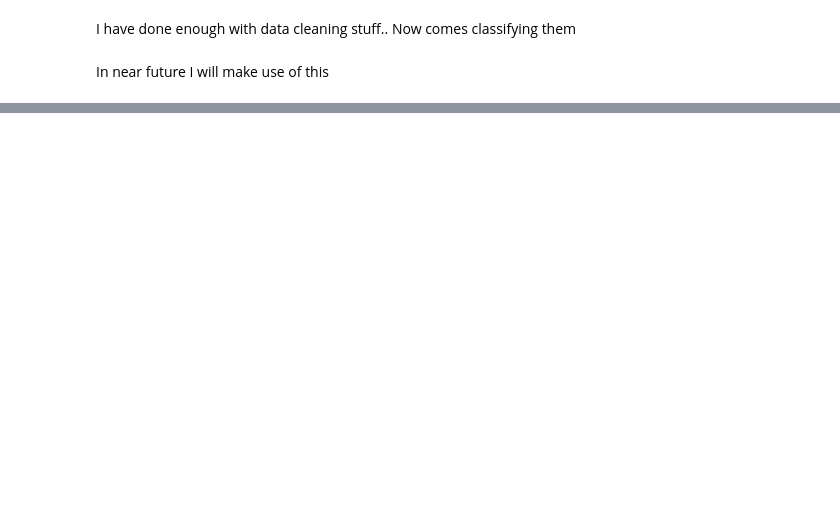
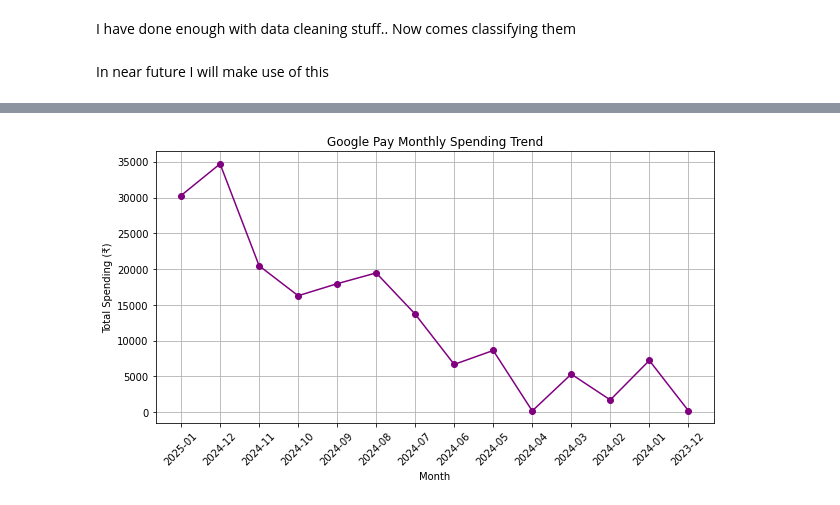
Before and after one commit to KOAwesome/Gpay-Spending-Statement-Analysis, a Jupyter notebook: Gpay Statement analysis.ipynb, the cells around one changed output, grey strips where cells are left out. Saved outputs shown, nothing was run; the diff lists cells and outputs as text; code cells hidden in the pictures; blank space fills up the shorter version.

```diff
--- a/Gpay Statement analysis.ipynb
+++ b/Gpay Statement analysis.ipynb
@@ -43,14 +90,0 @@ display(df)
-# %%
-from pyspark.sql import functions as F, types as T
-
-df = df.withColumn('reciever', F.regexp_extract('text', r'to\s(.+?)\susing', 1))
-df = df.withColumn('price', F.regexp_extract('text', r'₹(\d+\.\d{2})', 1))
-df = df.withColumn("text", F.regexp_replace(F.col("text"), r'\s+', ' '))
-df = df.withColumn(
-    'time_stamp',
-    F.regexp_extract(
-        'text', r'\w{3} \d{1,2}, \d{4}, \d{1,2}:\d{2}:\d{2}.*', 0)
-)
-df = df.withColumn(
-    'transaction_type', F.split(F.col('text'),' ').getItem(0)
-)
@@ -252,0 +378,22 @@ only showing top 20 rows
+# %%
+import matplotlib.pyplot as plt
+import pyspark.sql.functions as F
+df_gpay = df.filter(((F.col('transaction_type') == 'Paid')| (F.col('transaction_type')== 'Sent')))
+# Group by Month and calculate total spending
+df_gpay = df_gpay.withColumn("Month", F.date_format("time_stamp", "yyyy-MM"))
+monthly_expenses = df_gpay.groupBy("Month").agg(F.sum("price").alias("total_spending")).orderBy(df_gpay.Month.desc())
+
+# Convert the Spark DataFrame to Pandas DataFrame for plotting
+monthly_expenses_pandas = monthly_expenses.toPandas()
+
+# Plot the data
+plt.figure(figsize=(10, 5))
+plt.plot(monthly_expenses_pandas["Month"], monthly_expenses_pandas["total_spending"], marker='o', color="purple")
+plt.xlabel("Month")
+plt.ylabel("Total Spending (₹)")
+plt.title("Google Pay Monthly Spending Trend")
+plt.grid()
+plt.xticks(rotation=45)  # Rotate month labels for better readability
+plt.show()
+# %% [output]
+[figure, added]
```
Also changed, not shown: parts of 33 cells of this notebook.
